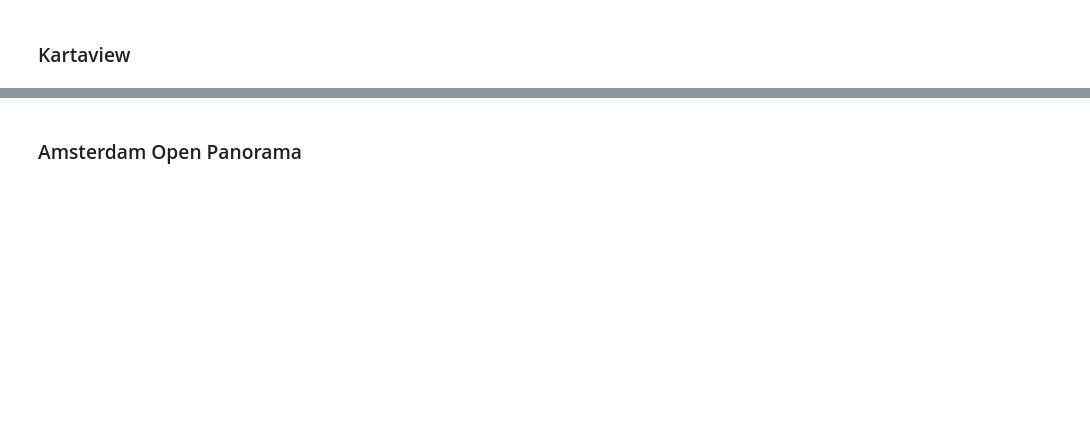
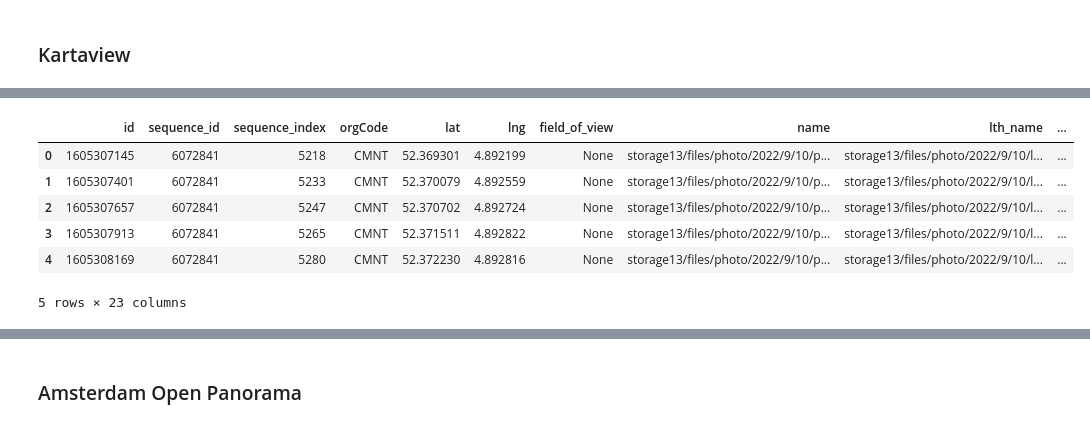
Before and after one commit to Urban-M4/streetscapes, a Jupyter notebook: docs/examples/use_data_sources.ipynb, the cells around one changed output, grey strips where cells are left out. Saved outputs shown, nothing was run; the diff lists cells and outputs as text; code cells hidden in the pictures; blank space fills up the shorter version.

```diff
--- a/docs/examples/use_data_sources.ipynb
+++ b/docs/examples/use_data_sources.ipynb
@@ -45,0 +70,13 @@ kv_img_url
+# %%
+pdf = df.to_pandas()
+gdf = gpd.GeoDataFrame(pdf, geometry=gpd.points_from_xy(pdf.lng, pdf.lat))
+gdf.set_crs("EPSG:4326", allow_override=True, inplace=True)
+gdf.head(5)
+# %% [output]
+|  | id | sequence_id | sequence_index | orgCode | lat | lng | field_of_view | name | lth_name | ... |
+| 0 | 1605307145 | 6072841 | 5218 | CMNT | 52.369301 | 4.892199 | None | storage13/files/photo/2022/9/10/p... | storage13/files/photo/2022/9/10/l... | ... |
+| 1 | 1605307401 | 6072841 | 5233 | CMNT | 52.370079 | 4.892559 | None | storage13/files/photo/2022/9/10/p... | storage13/files/photo/2022/9/10/l... | ... |
+| 2 | 1605307657 | 6072841 | 5247 | CMNT | 52.370702 | 4.892724 | None | storage13/files/photo/2022/9/10/p... | storage13/files/photo/2022/9/10/l... | ... |
+| 3 | 1605307913 | 6072841 | 5265 | CMNT | 52.371511 | 4.892822 | None | storage13/files/photo/2022/9/10/p... | storage13/files/photo/2022/9/10/l... | ... |
+| 4 | 1605308169 | 6072841 | 5280 | CMNT | 52.372230 | 4.892816 | None | storage13/files/photo/2022/9/10/p... | storage13/files/photo/2022/9/10/l... | ... |
+5 rows × 23 columns
```
Also changed, not shown: parts of 15 cells of this notebook.
